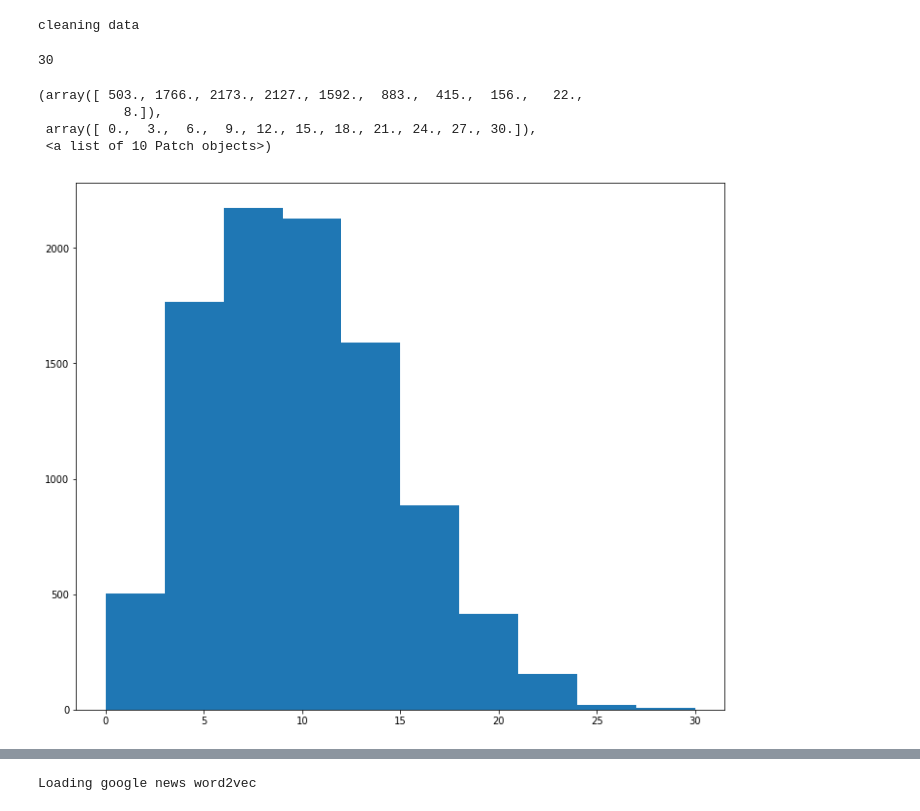
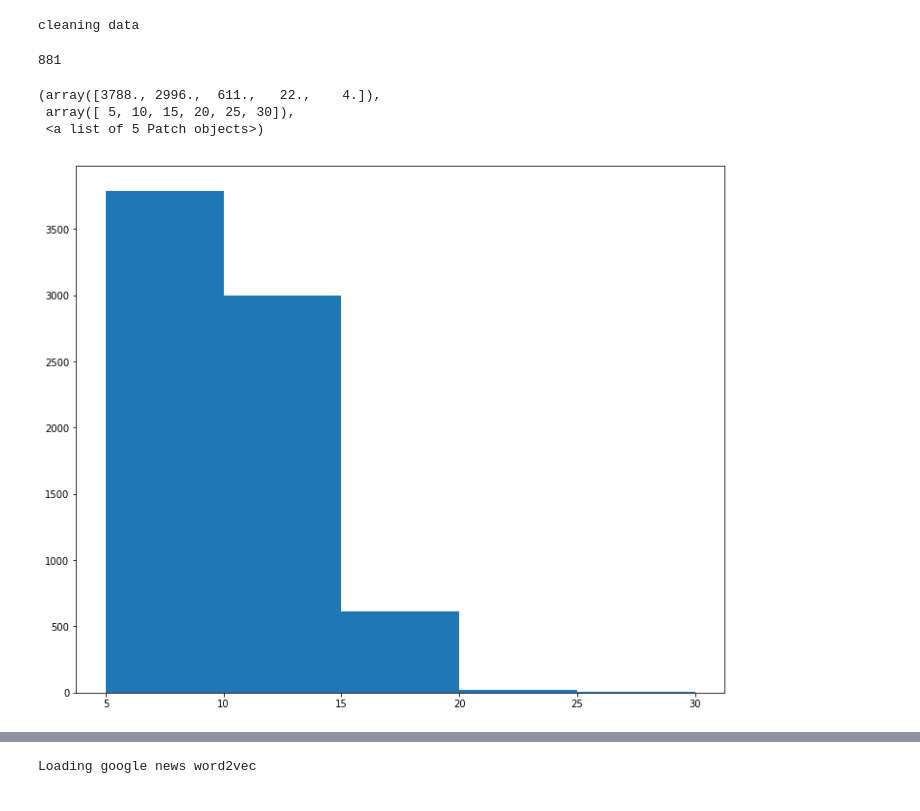
Before and after one commit to Hitkul/ensemble_experiments, a Jupyter notebook: smm4h/main.ipynb, the cells around one changed output, grey strips where cells are left out. Cells and saved outputs as stored; diff of their text form; code cells hidden in the pictures.

```diff
--- a/smm4h/main.ipynb
+++ b/smm4h/main.ipynb
@@ -114,12 +114,11 @@ back_up_for_fasttext = trainX
 lengths = [len(line.split()) for line in trainX]
 # %%
 print(max(lengths))
-plt.hist(lengths)
+plt.hist(lengths,bins=[5,10,15,20,25,30])
 # %% [output]
-30
+881
-(array([ 503., 1766., 2173., 2127., 1592.,  883.,  415.,  156.,   22.,
-           8.]),
- array([ 0.,  3.,  6.,  9., 12., 15., 18., 21., 24., 27., 30.]),
- <a list of 10 Patch objects>)
+(array([3788., 2996.,  611.,   22.,    4.]),
+ array([ 5, 10, 15, 20, 25, 30]),
+ <a list of 5 Patch objects>)
-[figure, old version]
+[figure, new version]
 # %%
```
Also changed, not shown: parts of 2 cells of this notebook.
